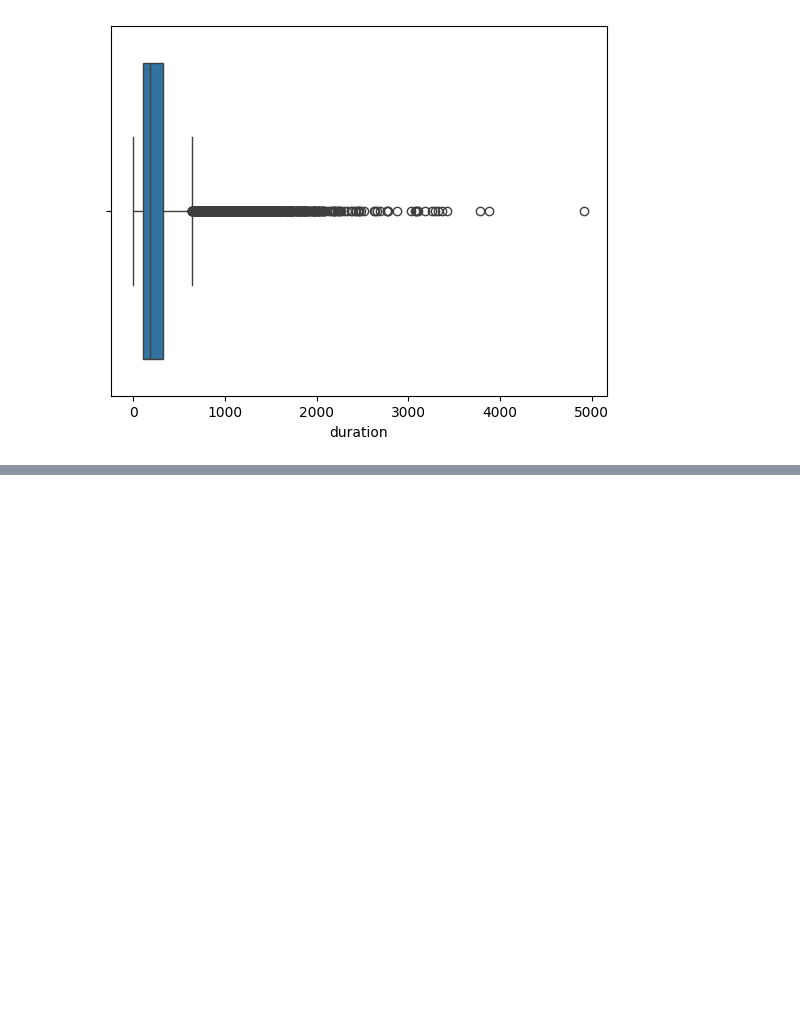
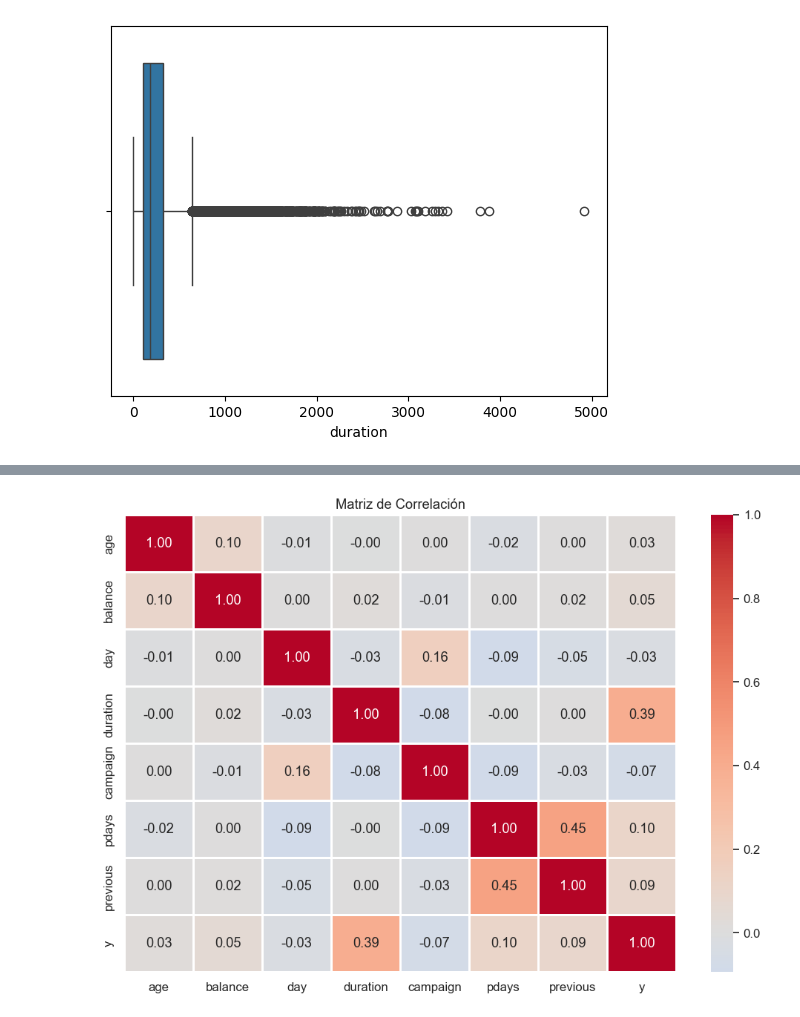
Before and after one commit to cflorido/banking-subscription-prediction, a Jupyter notebook: AnalisisDatos.ipynb, the cells around one changed output, grey strips where cells are left out. Drawn from its saved outputs; the diff is of its cells as text; code cells hidden in the pictures; blank space fills up the shorter version.

```diff
--- a/AnalisisDatos.ipynb
+++ b/AnalisisDatos.ipynb
@@ -194,0 +234,17 @@ plt.show()
+# %%
+import matplotlib.pyplot as plt
+import seaborn as sns
+
+# Selección de variables numéricas para la matriz de correlación
+numeric_vars = df.select_dtypes(include='number')
+
+# Cálculo de la matriz de correlación
+correlation_matrix = numeric_vars.corr()
+
+# Configuración de la visualización
+plt.figure(figsize=(12, 8))
+sns.heatmap(correlation_matrix, annot=True, cmap="coolwarm", center=0, linewidths=1, linecolor='white', fmt=".2f")
+plt.title("Matriz de Correlación")
+plt.show()
+# %% [output]
+[figure, added]
```
Also changed, not shown: parts of 16 cells of this notebook.
